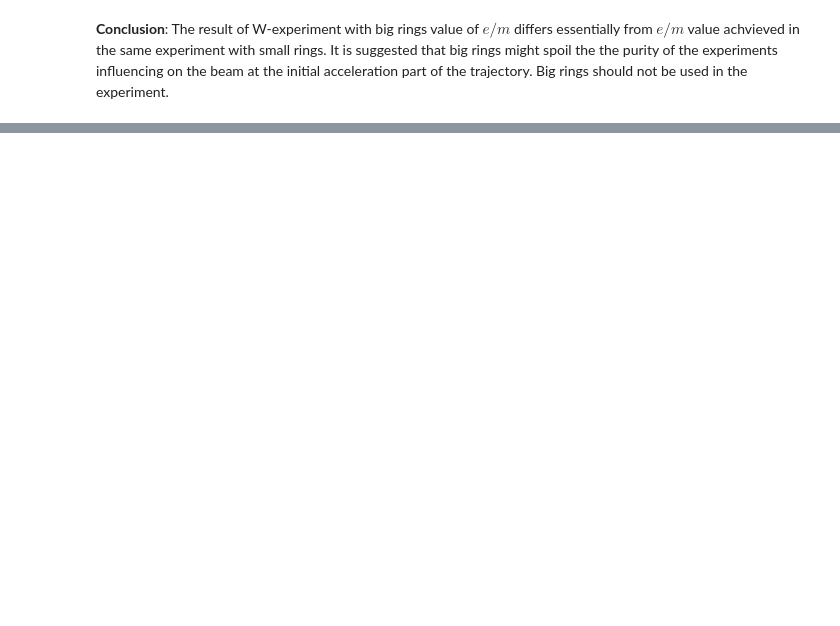
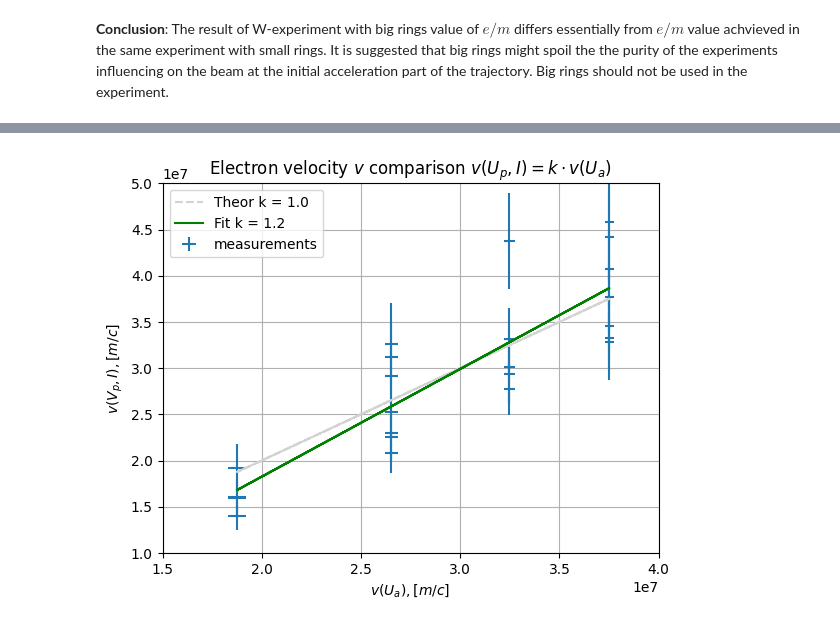
Before and after one commit to evgeny-kolonsky/Lab2_Electron, a Jupyter notebook: Lab2_Thomson2.ipynb, the cells around one changed output, grey strips where cells are left out. Drawn from its saved outputs; the diff is of its cells as text; code cells hidden in the pictures; blank space fills up the shorter version.

```diff
--- a/Lab2_Thomson2.ipynb
+++ b/Lab2_Thomson2.ipynb
@@ -908,0 +769,25 @@ Average e/m:2.86e+11 ±12% C/kg
+# %%
+vx_ = np.sqrt(2*Ua_ * em_reference)
+vy_ = np.abs(k1_ * R / k2 /d /mu0 / n * Up_ / I_)
+
+Up_uncertainty = U_accuracy / np.abs(Up_)
+Ua_uncertainty = U_accuracy / Ua_
+
+vx_uncertainty = Ua_uncertainty /2
+xerr = vx_ * vx_uncertainty
+vy_uncertainty = k1_uncertainty + Up_uncertainty
+yerr = vy_ * vy_uncertainty
+
+plt.errorbar(vx_, vy_, xerr=xerr, yerr=yerr, fmt=' ', label='measurements')
+plt.plot(vx_, vx_, '--', color='lightgray', label='Theor k = 1.0')
+fit = linregress(vx_, vy_)
+plt.plot(vx_, fit.slope*vx_ + fit.intercept, color='green', label=f'Fit k = {fit.slope:.1f}')
+plt.xlabel('$v(U_a), [m/c]$')
+plt.ylabel('$v(V_p, I), [m/c]$')
+plt.xlim(1.5e7, 4.0e7)
+plt.ylim(1e7, 5e7)
+plt.grid()
+plt.legend()
+plt.title(r'Electron velocity $v$ comparison $v(U_p, I) = k \cdot v(U_a)$');
+# %% [output]
+[figure, added]
```
Also changed, not shown: parts of 43 cells of this notebook.
